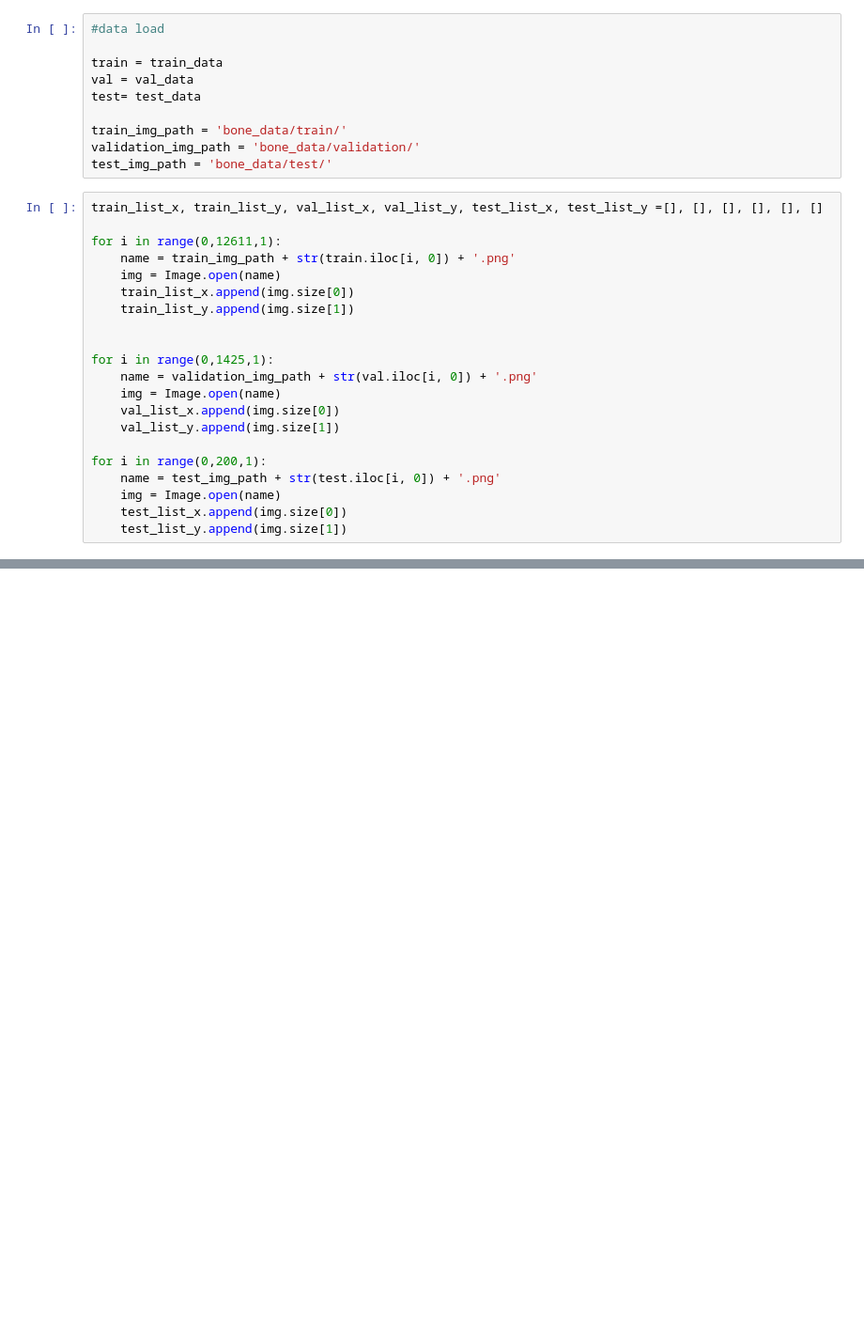
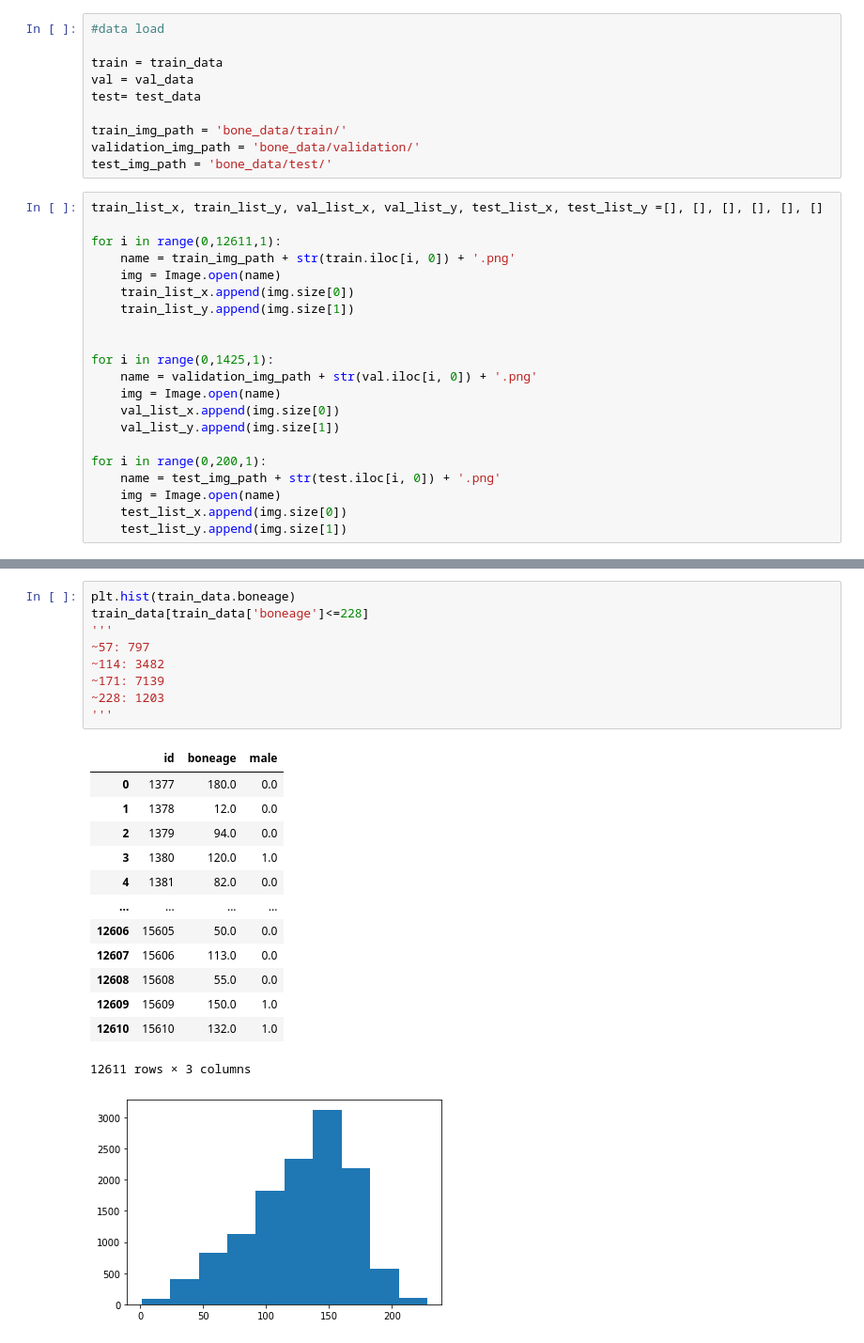
Before and after one commit to DongHyun99/boneAge_predict, a Jupyter notebook: Experiment/dataset process.ipynb, the cells around one changed output, grey strips where cells are left out. Shown at 94% size. Drawn from its saved outputs; the diff is of its cells as text; blank space fills up the shorter version.

```diff
--- a/Experiment/dataset process.ipynb
+++ b/Experiment/dataset process.ipynb
@@ -61,3 +61,27 @@ plt.show()
 [figure]
 [figure]
 [figure]
+# %%
+plt.hist(train_data.boneage)
+train_data[train_data['boneage']<=228]
+'''
+~57: 797
+~114: 3482
+~171: 7139
+~228: 1203
+'''
+# %% [output]
+|  | id | boneage | male |
+| 0 | 1377 | 180.0 | 0.0 |
+| 1 | 1378 | 12.0 | 0.0 |
+| 2 | 1379 | 94.0 | 0.0 |
+| 3 | 1380 | 120.0 | 1.0 |
+| 4 | 1381 | 82.0 | 0.0 |
+| ... | ... | ... | ... |
+| 12606 | 15605 | 50.0 | 0.0 |
+| 12607 | 15606 | 113.0 | 0.0 |
+| 12608 | 15608 | 55.0 | 0.0 |
+| 12609 | 15609 | 150.0 | 1.0 |
+| 12610 | 15610 | 132.0 | 1.0 |
+12611 rows × 3 columns
+[figure, added]
```
Also changed, not shown: parts of 1 cell of this notebook, 9 other files.
